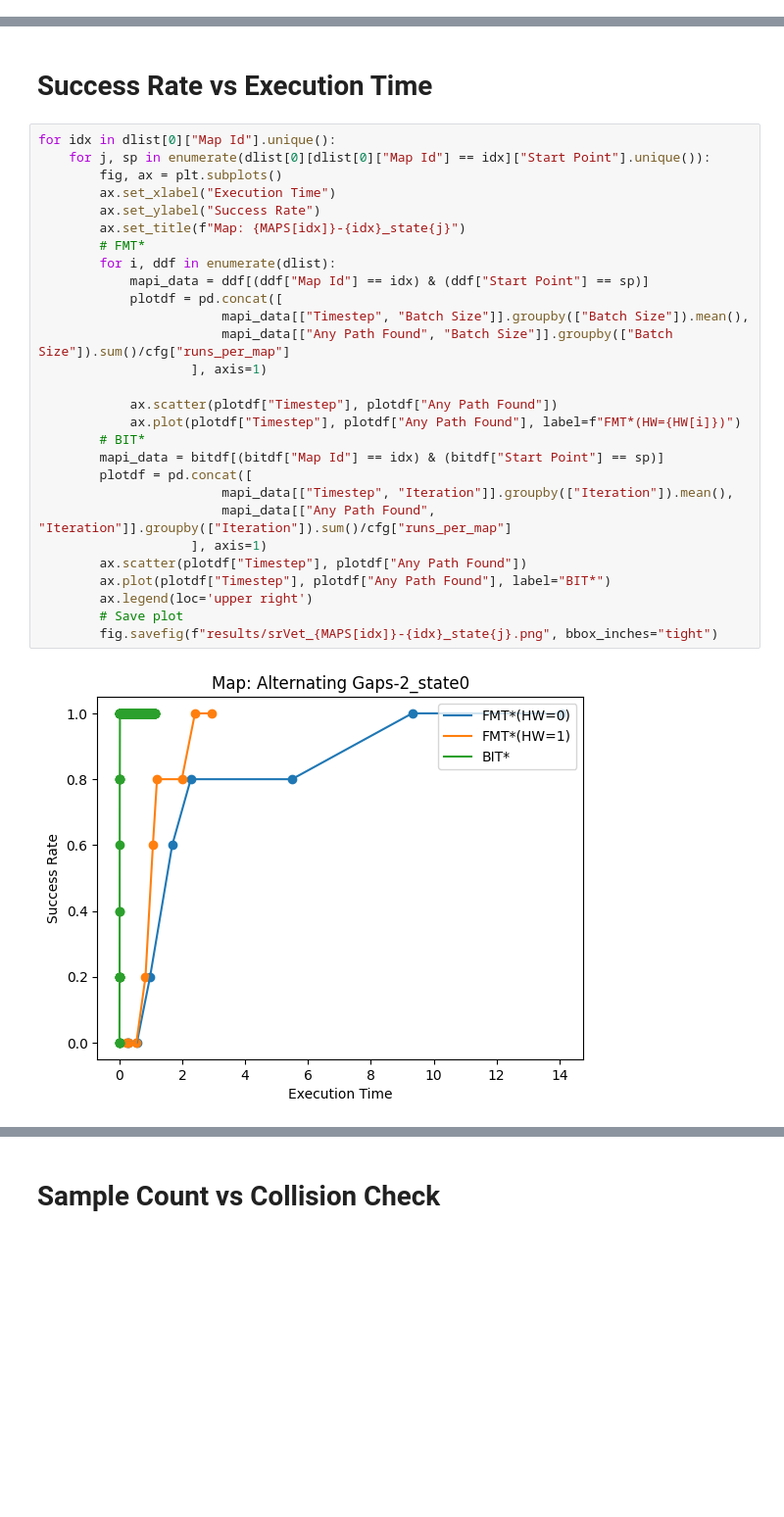
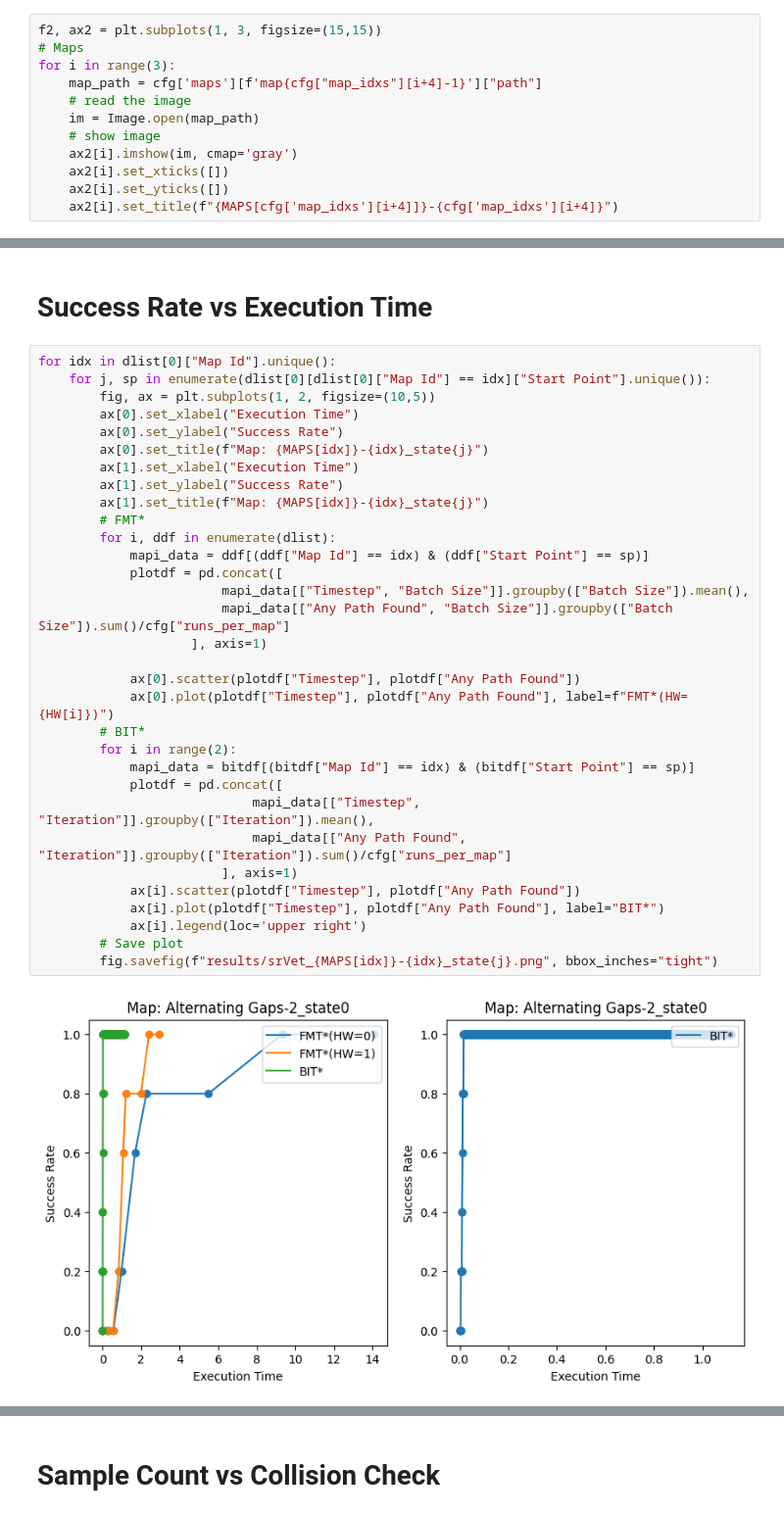
Before and after one commit to SumantBagri/Sampling-Based-Asymptotically-Optimal-Path-Planning-Algorithms, a Jupyter notebook: src/results.ipynb, the cells around one changed output, grey strips where cells are left out. Shown at 98% size. Cells and saved outputs as stored; diff of their text form; blank space fills up the shorter version.

```diff
--- a/src/results.ipynb
+++ b/src/results.ipynb
@@ -45,0 +63,12 @@ bitdf["Any Path Found"] = bitdf["Any Path Found"].astype('int')
+# %%
+f2, ax2 = plt.subplots(1, 3, figsize=(15,15))
+# Maps
+for i in range(3):
+    map_path = cfg['maps'][f'map{cfg["map_idxs"][i+4]-1}']["path"]
+    # read the image
+    im = Image.open(map_path)
+    # show image
+    ax2[i].imshow(im, cmap='gray')
+    ax2[i].set_xticks([])
+    ax2[i].set_yticks([])
+    ax2[i].set_title(f"{MAPS[cfg['map_idxs'][i+4]]}-{cfg['map_idxs'][i+4]}")
@@ -88,30 +147,34 @@ for idx in dlist[0]["Map Id"].unique():
 # %%
 for idx in dlist[0]["Map Id"].unique():
     for j, sp in enumerate(dlist[0][dlist[0]["Map Id"] == idx]["Start Point"].unique()):
-        fig, ax = plt.subplots()
-        ax.set_xlabel("Execution Time")
-        ax.set_ylabel("Success Rate")
-        ax.set_title(f"Map: {MAPS[idx]}-{idx}_state{j}")
+        fig, ax = plt.subplots(1, 2, figsize=(10,5))
+        ax[0].set_xlabel("Execution Time")
+        ax[0].set_ylabel("Success Rate")
+        ax[0].set_title(f"Map: {MAPS[idx]}-{idx}_state{j}")
+        ax[1].set_xlabel("Execution Time")
+        ax[1].set_ylabel("Success Rate")
+        ax[1].set_title(f"Map: {MAPS[idx]}-{idx}_state{j}")
         # FMT*
         for i, ddf in enumerate(dlist):
             mapi_data = ddf[(ddf["Map Id"] == idx) & (ddf["Start Point"] == sp)]
             plotdf = pd.concat([
                         mapi_data[["Timestep", "Batch Size"]].groupby(["Batch Size"]).mean(),
                         mapi_data[["Any Path Found", "Batch Size"]].groupby(["Batch Size"]).sum()/cfg["runs_per_map"]
                     ], axis=1)
 
-            ax.scatter(plotdf["Timestep"], plotdf["Any Path Found"])
-            ax.plot(plotdf["Timestep"], plotdf["Any Path Found"], label=f"FMT*(HW={HW[i]})")
+            ax[0].scatter(plotdf["Timestep"], plotdf["Any Path Found"])
+            ax[0].plot(plotdf["Timestep"], plotdf["Any Path Found"], label=f"FMT*(HW={HW[i]})")
         # BIT*
-        mapi_data = bitdf[(bitdf["Map Id"] == idx) & (bitdf["Start Point"] == sp)]
-        plotdf = pd.concat([
-                        mapi_data[["Timestep", "Iteration"]].groupby(["Iteration"]).mean(),
-                        mapi_data[["Any Path Found", "Iteration"]].groupby(["Iteration"]).sum()/cfg["runs_per_map"]
-                    ], axis=1)
-        ax.scatter(plotdf["Timestep"], plotdf["Any Path Found"])
-        ax.plot(plotdf["Timestep"], plotdf["Any Path Found"], label="BIT*")
-        ax.legend(loc='upper right')
+        for i in range(2):
+            mapi_data = bitdf[(bitdf["Map Id"] == idx) & (bitdf["Start Point"] == sp)]
+            plotdf = pd.concat([
+                            mapi_data[["Timestep", "Iteration"]].groupby(["Iteration"]).mean(),
+                            mapi_data[["Any Path Found", "Iteration"]].groupby(["Iteration"]).sum()/cfg["runs_per_map"]
+                        ], axis=1)
+            ax[i].scatter(plotdf["Timestep"], plotdf["Any Path Found"])
+            ax[i].plot(plotdf["Timestep"], plotdf["Any Path Found"], label="BIT*")
+            ax[i].legend(loc='upper right')
         # Save plot
         fig.savefig(f"results/srVet_{MAPS[idx]}-{idx}_state{j}.png", bbox_inches="tight")
 # %% [output]
-[figure, old version]
+[figure, new version]
```
Also changed, not shown: parts of 8 cells of this notebook, 44 other files.
